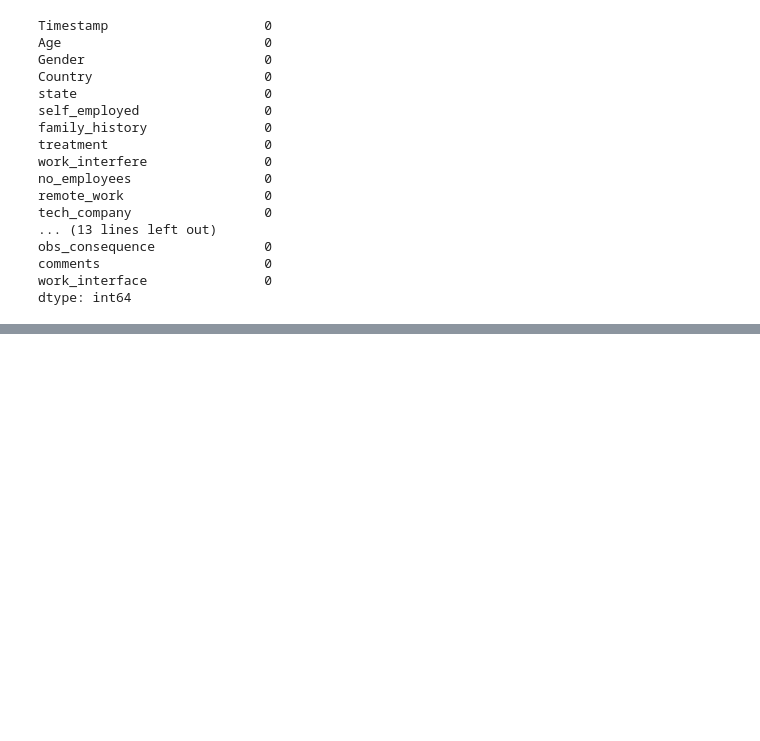
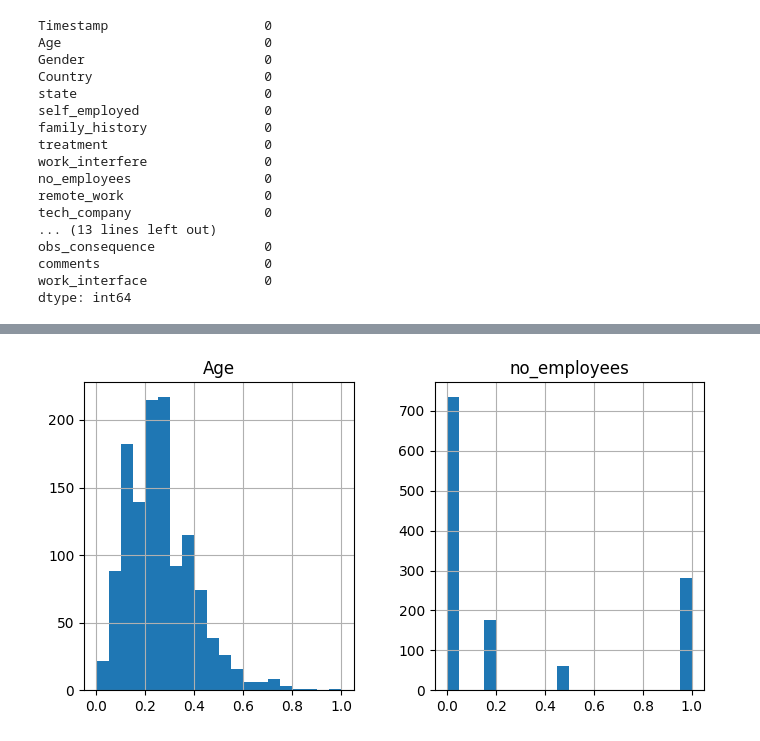
Before and after one commit to Savindi2002/Mental-Health-in-Tech, a Jupyter notebook: notebooks/data_exploration.ipynb, the cells around one changed output, grey strips where cells are left out. Drawn from its saved outputs; the diff is of its cells as text; code cells hidden in the pictures; blank space fills up the shorter version.

```diff
--- a/notebooks/data_exploration.ipynb
+++ b/notebooks/data_exploration.ipynb
@@ -252,0 +257,13 @@ df
+# %%
+mapping = {
+    '1-5': 3,
+    '6-25': 15,
+    '26-100': 63,
+    '100-500': 300,
+    '500-1000': 750,
+    'More than 1000': 1500
+}
+
+df['no_employees'] = df['no_employees'].map(mapping)
+# %%
+df['no_employees'].fillna(df['no_employees'].mean(), inplace=True)
@@ -252,0 +288,5 @@ df
+# %%
+cols_to_normalize = ['Age', 'no_employees']
+# %%
+for col in cols_to_normalize:
+    df[col] = (df[col] - df[col].min()) / (df[col].max() - df[col].min())
@@ -252,0 +312,5 @@ df
+# %%
+df[cols_to_normalize].hist(bins=20, figsize=(8,4))
+plt.show()
+# %% [output]
+[figure, added]
```
Also changed, not shown: parts of 6 cells of this notebook.
